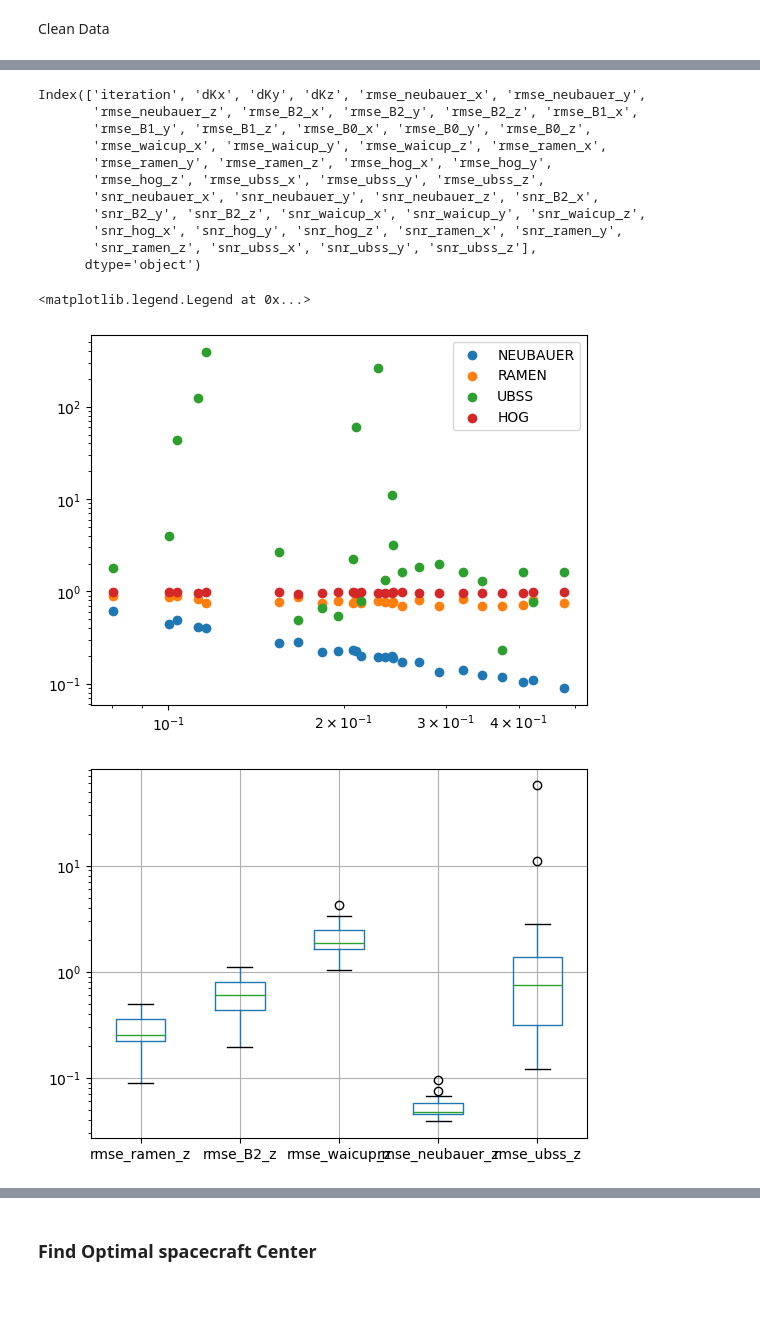
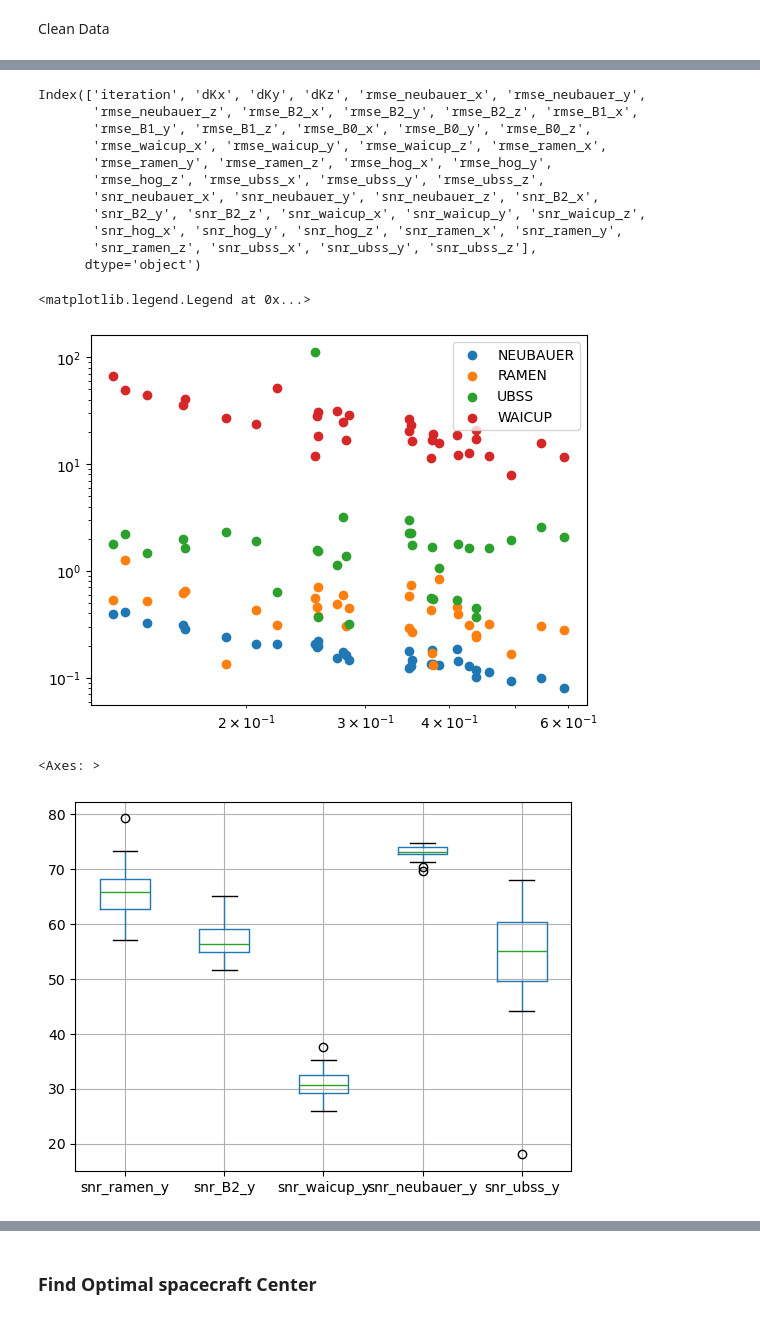
Before and after one commit to aphoffmann/MAGPRIME, a Jupyter notebook: magprime/clipper_UBSS.ipynb, the cells around one changed output, grey strips where cells are left out. Cells and saved outputs as stored; diff of their text form; code cells hidden in the pictures.

Commit message:
AGU Results

```diff
--- a/magprime/clipper_UBSS.ipynb
+++ b/magprime/clipper_UBSS.ipynb
@@ -456,30 +481,31 @@ KeyboardInterrupt:
 # %%
-csv_file = 'results_2.csv'
+csv_file = 'results_boomless.csv'
 df  = pd.read_csv(csv_file)
 print(df.keys())
-plt.scatter(df['rmse_B2_x'], df['rmse_neubauer_x']/df['rmse_B2_x'], label = 'NEUBAUER')
-plt.scatter(df['rmse_B2_x'], df['rmse_ramen_x']/df['rmse_B2_x'], label = 'RAMEN')
-plt.scatter(df['rmse_B2_x'], df['rmse_ubss_x']/df['rmse_B2_x'], label = 'UBSS')
-plt.scatter(df['rmse_B2_x'], df['rmse_hog_x']/df['rmse_B2_x'], label = 'HOG')
+plt.scatter(df['rmse_B2_y'], df['rmse_neubauer_y']/df['rmse_B2_y'], label = 'NEUBAUER')
+plt.scatter(df['rmse_B2_y'], df['rmse_ramen_y']/df['rmse_B2_y'], label = 'RAMEN')
+plt.scatter(df['rmse_B2_y'], df['rmse_ubss_y']/df['rmse_B2_y'], label = 'UBSS')
+plt.scatter(df['rmse_B2_y'], df['rmse_waicup_y']/df['rmse_B2_y'], label = 'WAICUP')
 plt.xscale('log')
 plt.yscale('log')
 plt.legend()
 # %% [output]
 Index(['iteration', 'dKx', 'dKy', 'dKz', 'rmse_neubauer_x', 'rmse_neubauer_y',
        'rmse_neubauer_z', 'rmse_B2_x', 'rmse_B2_y', 'rmse_B2_z', 'rmse_B1_x',
        'rmse_B1_y', 'rmse_B1_z', 'rmse_B0_x', 'rmse_B0_y', 'rmse_B0_z',
        'rmse_waicup_x', 'rmse_waicup_y', 'rmse_waicup_z', 'rmse_ramen_x',
        'rmse_ramen_y', 'rmse_ramen_z', 'rmse_hog_x', 'rmse_hog_y',
        'rmse_hog_z', 'rmse_ubss_x', 'rmse_ubss_y', 'rmse_ubss_z',
        'snr_neubauer_x', 'snr_neubauer_y', 'snr_neubauer_z', 'snr_B2_x',
        'snr_B2_y', 'snr_B2_z', 'snr_waicup_x', 'snr_waicup_y', 'snr_waicup_z',
        'snr_hog_x', 'snr_hog_y', 'snr_hog_z', 'snr_ramen_x', 'snr_ramen_y',
        'snr_ramen_z', 'snr_ubss_x', 'snr_ubss_y', 'snr_ubss_z'],
       dtype='object')
 <matplotlib.legend.Legend at 0x...>
-[figure, old version]
+[figure, new version]
 # %%
-df[['rmse_ramen_z',"rmse_B2_z","rmse_waicup_z", 'rmse_neubauer_z', 'rmse_ubss_z']].boxplot()
-plt.yscale('log')
+df[['snr_ramen_y',"snr_B2_y","snr_waicup_y", 'snr_neubauer_y', 'snr_ubss_y']].boxplot()
+#plt.yscale('log')
 # %% [output]
+<Axes: >
-[figure, old version]
+[figure, new version]
```
Also changed, not shown: parts of 4 cells of this notebook, 6 other files.
